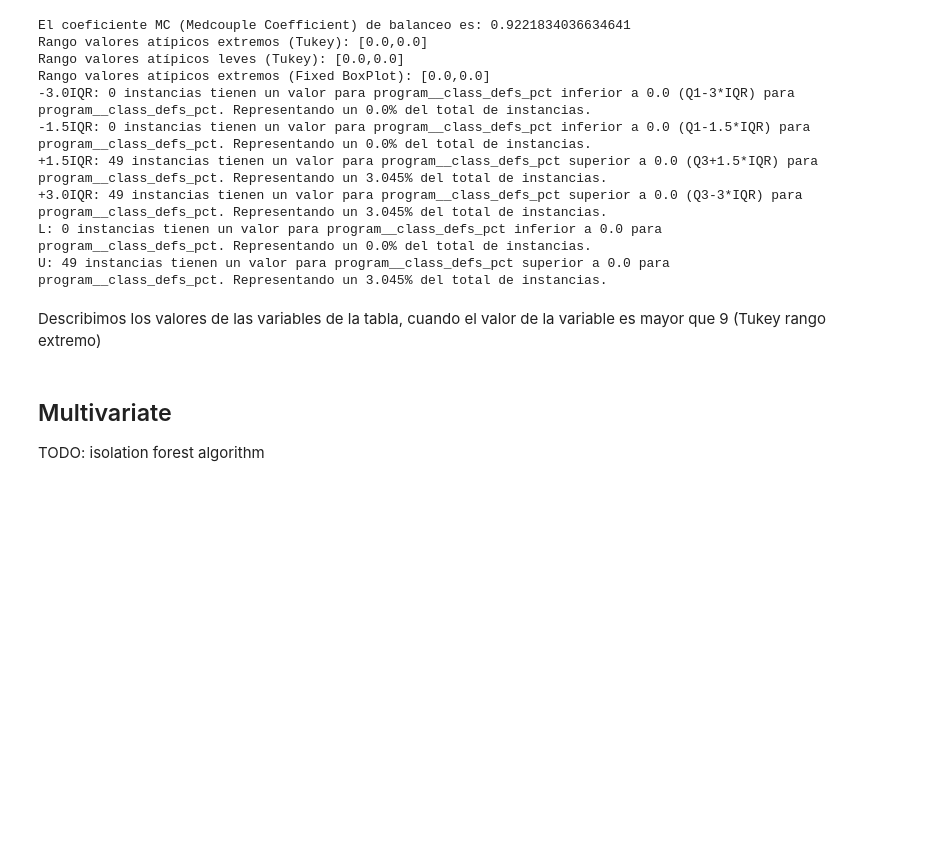
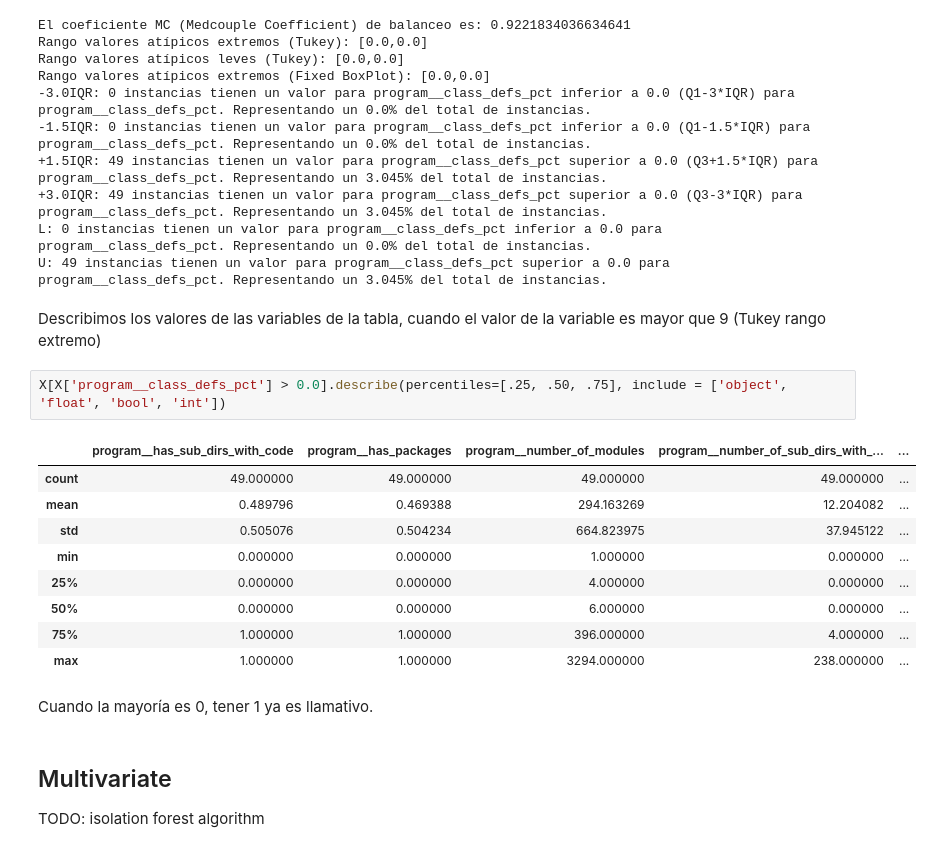
Before and after one commit to UO284262/PythonSourceCodeAnalysis, a Jupyter notebook: notebooks/01_programs.ipynb, the cells around one changed output. Cells and saved outputs as stored; diff of their text form; blank space fills up the shorter version.

```diff
--- a/notebooks/01_programs.ipynb
+++ b/notebooks/01_programs.ipynb
@@ -339,6 +384,20 @@ L: 0 instancias tienen un valor para program__class_defs_pct inferior a 0.0 para
 U: 49 instancias tienen un valor para program__class_defs_pct superior a 0.0 para program__class_defs_pct. Representando un 3.045% del total de instancias.
 # %% [markdown]
 Describimos los valores de las variables de la tabla, cuando el valor de la variable es mayor que 9 (Tukey rango extremo)
+# %%
+X[X['program__class_defs_pct'] > 0.0].describe(percentiles=[.25, .50, .75], include = ['object', 'float', 'bool', 'int'])
+# %% [output]
+|  | program__has_sub_dirs_with_code | program__has_packages | program__number_of_modules | program__number_of_sub_dirs_with_... | ... |
+| count | 49.000000 | 49.000000 | 49.000000 | 49.000000 | ... |
+| mean | 0.489796 | 0.469388 | 294.163269 | 12.204082 | ... |
+| std | 0.505076 | 0.504234 | 664.823975 | 37.945122 | ... |
+| min | 0.000000 | 0.000000 | 1.000000 | 0.000000 | ... |
+| 25% | 0.000000 | 0.000000 | 4.000000 | 0.000000 | ... |
+| 50% | 0.000000 | 0.000000 | 6.000000 | 0.000000 | ... |
+| 75% | 1.000000 | 1.000000 | 396.000000 | 4.000000 | ... |
+| max | 1.000000 | 1.000000 | 3294.000000 | 238.000000 | ... |
+# %% [markdown]
+Cuando la mayoría es 0, tener 1 ya es llamativo.
 # %% [markdown]
 ## Multivariate
 
```
Also changed, not shown: parts of 9 cells of this notebook, 8 other files.
